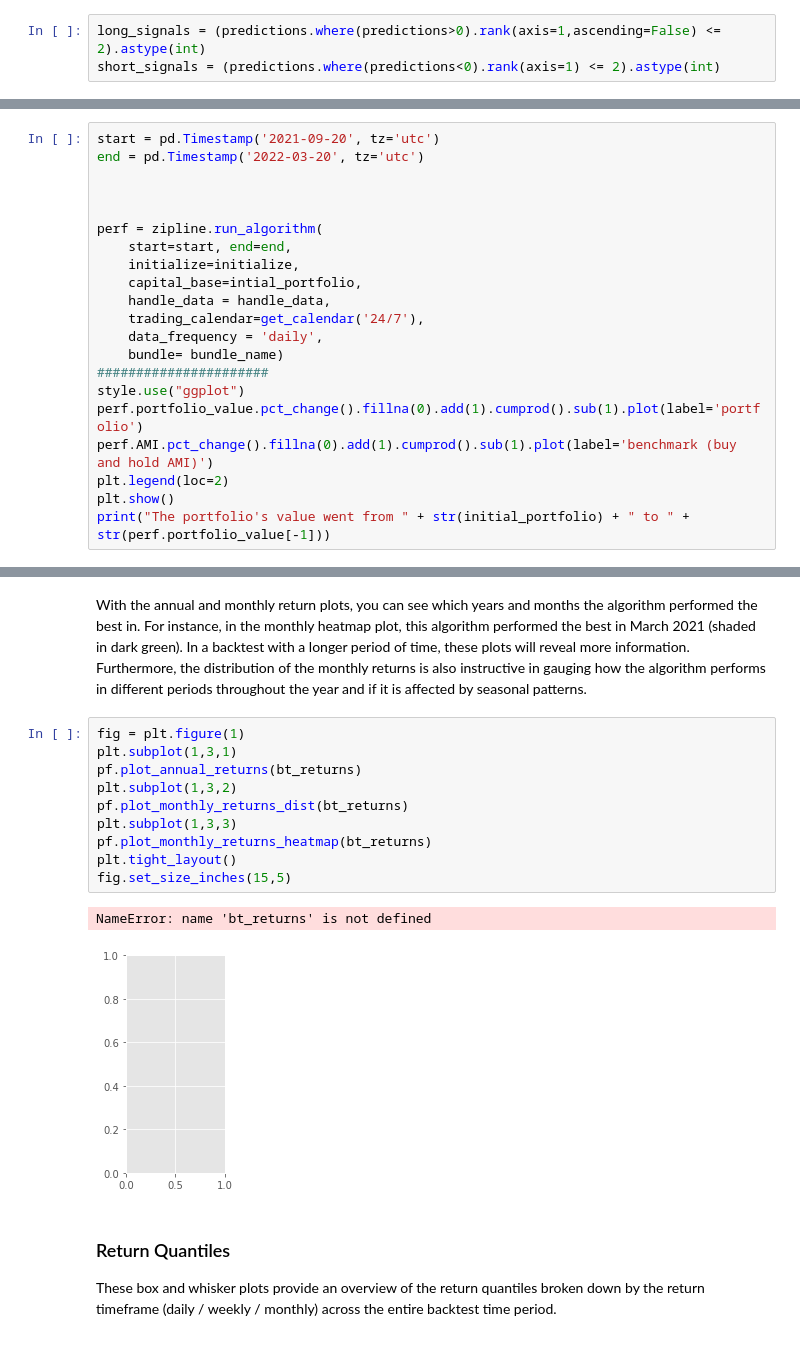
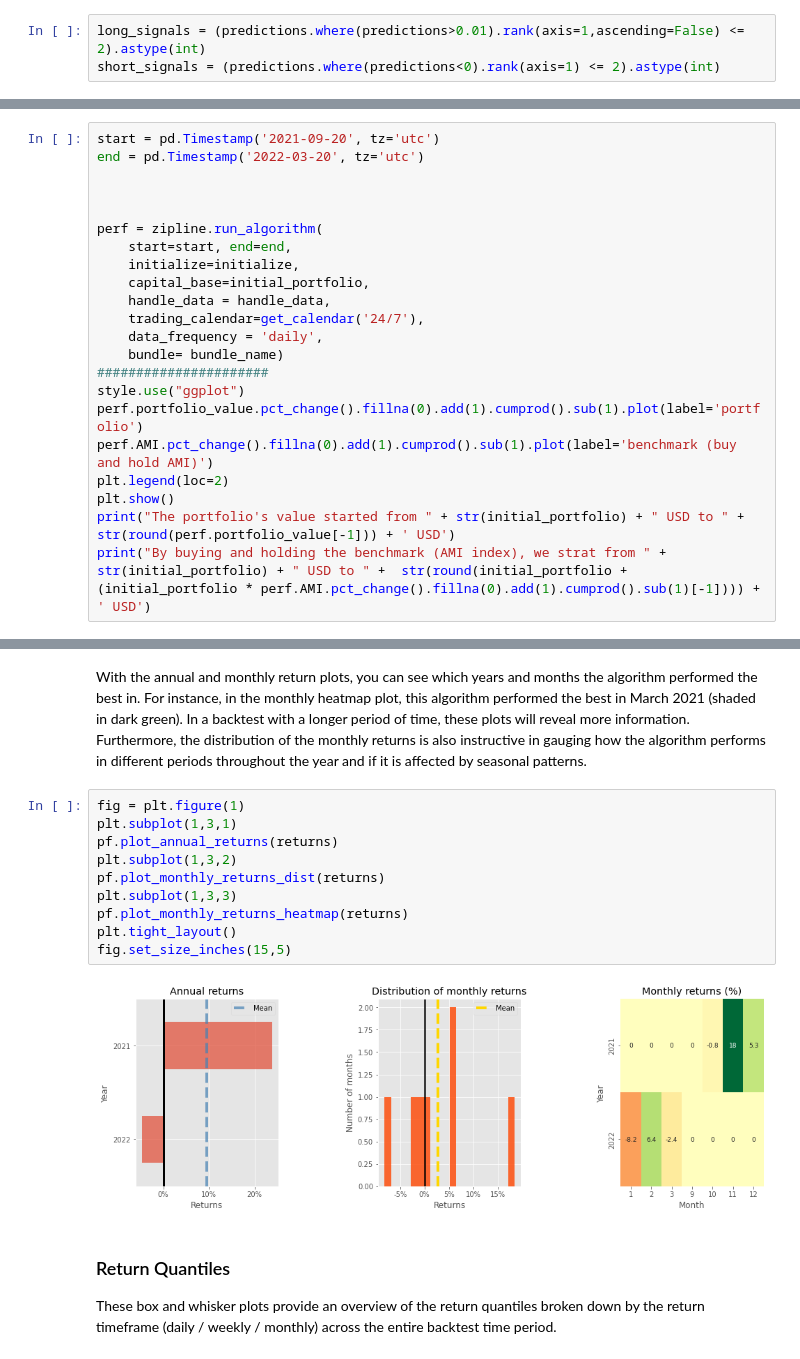
Before and after one commit to amicha02/ape_mining, a Jupyter notebook: notebooks/2.0-am-algotrade.ipynb, the cells around one changed output, grey strips where cells are left out. Saved outputs shown, nothing was run; the diff lists cells and outputs as text.

```diff
--- a/notebooks/2.0-am-algotrade.ipynb
+++ b/notebooks/2.0-am-algotrade.ipynb
@@ -69,7 +72,7 @@ predictions = data.predicted.unstack(level=0)
 #for name in short_signals.columns:
 #    print(short_signals[name].value_counts())
 # %%
-long_signals = (predictions.where(predictions>0).rank(axis=1,ascending=False) <= 2).astype(int)
+long_signals = (predictions.where(predictions>0.01).rank(axis=1,ascending=False) <= 2).astype(int)
 short_signals = (predictions.where(predictions<0).rank(axis=1) <= 2).astype(int)
 # %% [markdown]
 The next step is to select positive , rank them in descending  and create long using an integer mask that identifies the top 1 on each side
@@ -221,7 +216,7 @@ end = pd.Timestamp('2022-03-20', tz='utc')
 perf = zipline.run_algorithm(
     start=start, end=end,
     initialize=initialize,
-    capital_base=intial_portfolio,
+    capital_base=initial_portfolio,
     handle_data = handle_data,
     trading_calendar=get_calendar('24/7'),
     data_frequency = 'daily',
@@ -232,6 +227,7 @@ perf.portfolio_value.pct_change().fillna(0).add(1).cumprod().sub(1).plot(label='
 perf.AMI.pct_change().fillna(0).add(1).cumprod().sub(1).plot(label='benchmark (buy and hold AMI)')
 plt.legend(loc=2)
 plt.show()
-print("The portfolio's value went from " + str(initial_portfolio) + " to " +  str(perf.portfolio_value[-1]))
+print("The portfolio's value started from " + str(initial_portfolio) + " USD to " +  str(round(perf.portfolio_value[-1])) + ' USD')
+print("By buying and holding the benchmark (AMI index), we strat from " + str(initial_portfolio) + " USD to " +  str(round(initial_portfolio + (initial_portfolio * perf.AMI.pct_change().fillna(0).add(1).cumprod().sub(1)[-1]))) + ' USD')
 # %% [output]
 [figure]
@@ -405,16 +387,15 @@ With the annual and monthly return plots, you can see which years and months the
 # %%
 fig = plt.figure(1)
 plt.subplot(1,3,1)
-pf.plot_annual_returns(bt_returns)
+pf.plot_annual_returns(returns)
 plt.subplot(1,3,2)
-pf.plot_monthly_returns_dist(bt_returns)
+pf.plot_monthly_returns_dist(returns)
 plt.subplot(1,3,3)
-pf.plot_monthly_returns_heatmap(bt_returns)
+pf.plot_monthly_returns_heatmap(returns)
 plt.tight_layout()
 fig.set_size_inches(15,5)
 # %% [output]
-NameError: name 'bt_returns' is not defined
-[figure, old version]
+[figure, new version]
 # %% [markdown]
 ### Return Quantiles
 These box and whisker plots provide an overview of the return quantiles broken down by the return timeframe (daily / weekly / monthly) across the entire backtest time period.
```
Also changed, not shown: parts of 9 cells of this notebook, 1 other file.
